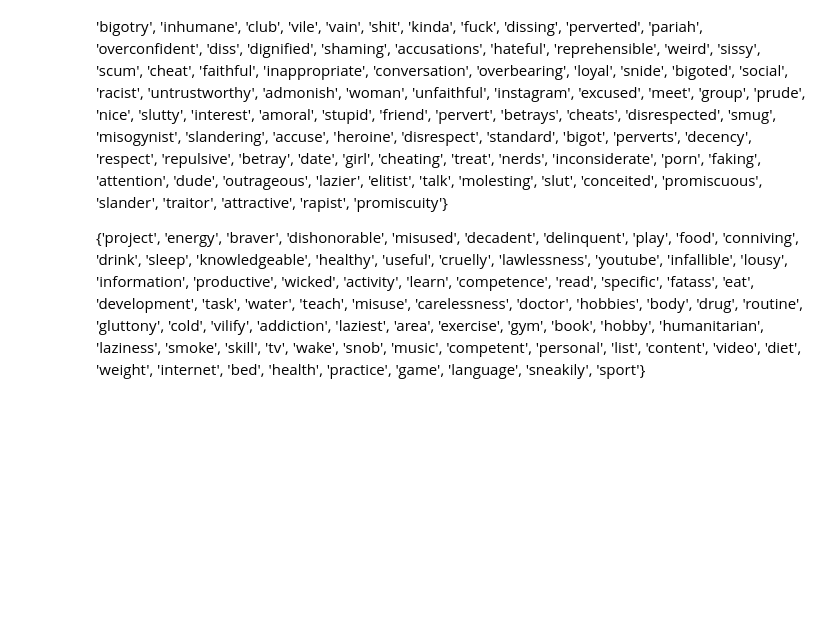
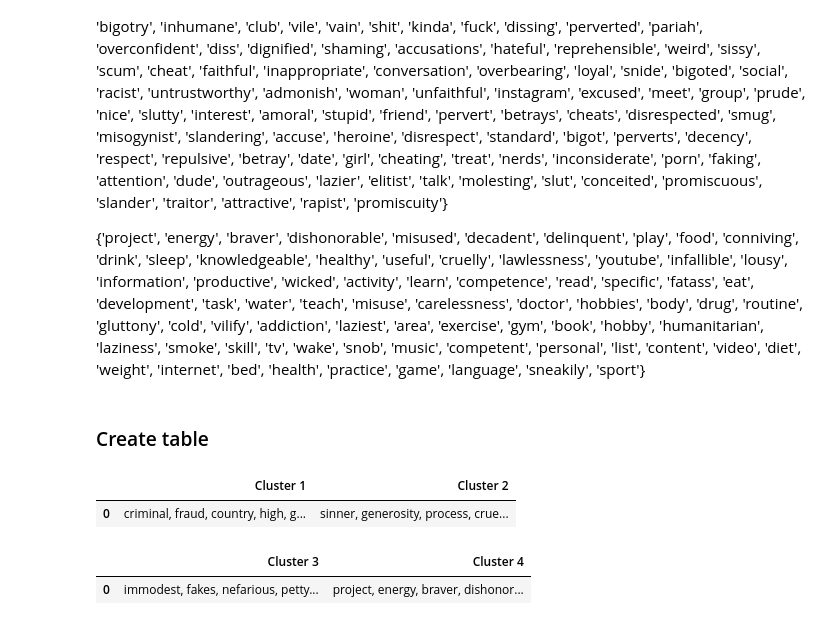
Before and after one commit to natashacarpcast/selfimprovement-finalproject, a Jupyter notebook: 08-community_detection.ipynb, the cells around one changed output. Saved outputs shown, nothing was run; the diff lists cells and outputs as text; code cells hidden in the pictures; blank space fills up the shorter version.

Commit message:
created table

```diff
--- a/08-community_detection.ipynb
+++ b/08-community_detection.ipynb
@@ -114,3 +114,5 @@ for community in communities:
 
 
 {'project', 'energy', 'braver', 'dishonorable', 'misused', 'decadent', 'delinquent', 'play', 'food', 'conniving', 'drink', 'sleep', 'knowledgeable', 'healthy', 'useful', 'cruelly', 'lawlessness', 'youtube', 'infallible', 'lousy', 'information', 'productive', 'wicked', 'activity', 'learn', 'competence', 'read', 'specific', 'fatass', 'eat', 'development', 'task', 'water', 'teach', 'misuse', 'carelessness', 'doctor', 'hobbies', 'body', 'drug', 'routine', 'gluttony', 'cold', 'vilify', 'addiction', 'laziest', 'area', 'exercise', 'gym', 'book', 'hobby', 'humanitarian', 'laziness', 'smoke', 'skill', 'tv', 'wake', 'snob', 'music', 'competent', 'personal', 'list', 'content', 'video', 'diet', 'weight', 'internet', 'bed', 'health', 'practice', 'game', 'language', 'sneakily', 'sport'}
+# %% [markdown]
+### Create table
@@ -116,0 +127,11 @@ for community in communities:
+# %%
+df_1 = pd.DataFrame(data=d)
+df_2 = pd.DataFrame(data=d2)
+with pd.option_context('display.max_colwidth', None):
+    display(df_1)
+    display(df_2)
+# %% [output]
+|  | Cluster 1 | Cluster 2 |
+| 0 | criminal, fraud, country, high, g... | sinner, generosity, process, crue... |
+|  | Cluster 3 | Cluster 4 |
+| 0 | immodest, fakes, nefarious, petty... | project, energy, braver, dishonor... |
```
Also changed, not shown: parts of 1 cell of this notebook.
